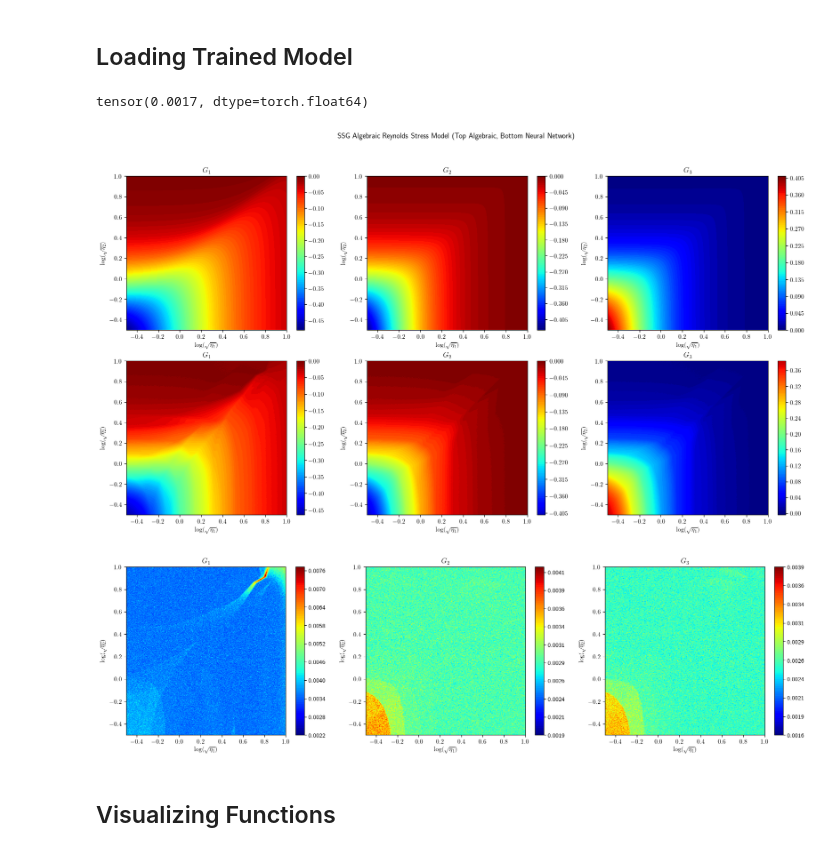
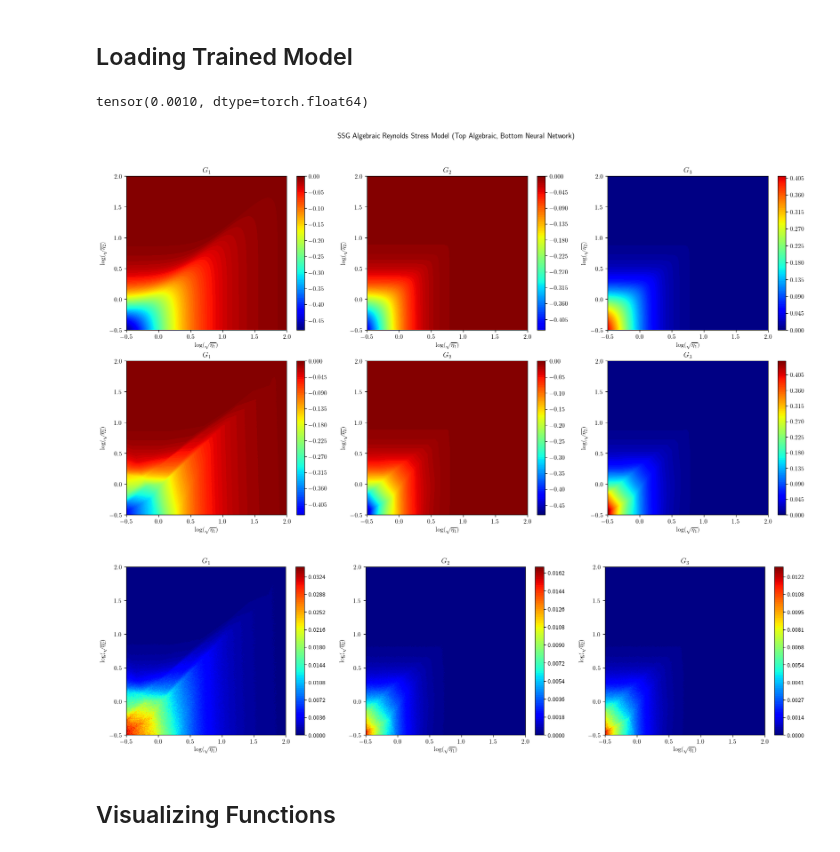
Before and after one commit to Crashprn/UncertaintyQuantification, a Jupyter notebook: Bayes_Train_SVI.ipynb, the cells around one changed output. Cells and saved outputs as stored; diff of their text form; code cells hidden in the pictures.

```diff
--- a/Bayes_Train_SVI.ipynb
+++ b/Bayes_Train_SVI.ipynb
@@ -43,7 +43,7 @@ The autoreload extension is already loaded. To reload it, use:
 SSG_gen = TurbulenceClosureDataGenerator('SSG')
 
 # Defining the ranges for the different scales
-log = (-.5, 1.0)
+log = (-.5, 2.0)
 
 # Defining whether to exclude certain areas of the data
 exclude_area = False
@@ -73,7 +73,7 @@ model_params = {
     "h_nodes": 20,
     "num_layers": 4,
     "data_size": etas_train.shape[0],
-    "layer_prior": torch.tensor([0., 5.], device=device),
+    "layer_prior": torch.tensor([0., 10.], device=device),
     "device": device,
     "output_prior": torch.tensor([.05], device=device)
 }
@@ -101,8 +101,8 @@ TurbulenceNetworkBayesian(
 # %% [markdown]
 ## Defining Datasets
 # %%
-x_scaler = preprocessing.StandardScaler().fit(etas_train)
-y_scaler = preprocessing.StandardScaler().fit(gs_train)
+x_scaler = CustomScalerX().fit(etas_train)
+y_scaler = CustomScalerY().fit(gs_train)
 
 x_scaled_train = x_scaler.transform(etas_train)
 y_scaled_train = y_scaler.transform(gs_train)
@@ -114,6 +114,12 @@ train_loader = DataLoader(TensorDataset(x_train, y_train), batch_size=512, shuff
 
 x_test = torch.tensor(x_scaler.transform(etas_test), dtype=torch.float32).to(device)
 y_test = torch.tensor(y_scaler.transform(gs_test), dtype=torch.float32).to(device)
+
+x_vis = np.loadtxt('data/Input/vis_etas.csv', delimiter=',')
+y_vis = np.loadtxt('data/Input/vis_gs.csv', delimiter=',')
+
+x_vis = torch.tensor(x_scaler.transform(x_vis), dtype=torch.float32).to(device)
+y_vis = torch.tensor(y_scaler.transform(y_vis), dtype=torch.float32).to(device)
 # %% [markdown]
 ## SVI Training
 # %%
@@ -155,9 +161,10 @@ save_pyro_model(model, guide, "Model_Checkpoints/SVI", chkpt_name='pyro3')
 # %% [markdown]
 ## Loading Trained Model
 # %%
+pyro.clear_param_store()
 model = TurbulenceNetworkBayesian(**model_params)
 
-model, guide = load_pyro_model(model, "Model_Checkpoints/SVI", device, chkpt_name='pyro3')
+model, guide = load_pyro_model(model, "Model_Checkpoints/SVI", device, chkpt_name='pyro2')
 
 
 model = model.to(device)
@@ -168,36 +175,39 @@ x_grid, y_grid = np.meshgrid(np.linspace(*log, dim),np.linspace(*log, dim))
 eta1 = (10**x_grid.flatten())**2
 eta2 = (10**y_grid.flatten())**2
 
 gen = TurbulenceClosureDataGenerator(model="SSG", type='torch')
 etas, G_s = gen(eta1, eta2)
 target = G_s
 
 model.data_size = etas.shape[0]
 etas = x_scaler.transform(etas)
 
 predictive = Predictive(model, guide=guide, num_samples=100, return_sites=("obs",))
 
 pred = predictive(torch.tensor(etas, dtype=torch.float32).to(device))['obs']
 
 for i in range(pred.shape[0]):
     pred[i] = torch.tensor(y_scaler.inverse_transform(pred[i].cpu().detach().numpy())).to(device)
 
 pred_mean = torch.mean(pred, axis=0).detach().cpu()
 pred_std = torch.std(pred, axis=0).detach().cpu()
 
+np.savetxt('data/SVI/Pred_Mean.csv', pred_mean.numpy(), delimiter=',')
+np.savetxt('data/SVI/Pred_Std.csv', pred_std.numpy(), delimiter=',')
+
 del pred
 del predictive
 torch.cuda.empty_cache()
 
 print(torch.mean(torch.abs(torch.tensor(target) - pred_mean)))
 
 plot_heat_map_compare(x_grid, y_grid, target.T.reshape(3, dim, dim), pred_mean.T.reshape(3, dim, dim).numpy())
 
 plot_heat_map_3D(x_grid, y_grid, pred_std.T.reshape(3, dim, dim).numpy())
 # %% [output]
-tensor(0.0017, dtype=torch.float64)
+tensor(0.0010, dtype=torch.float64)
-[figure, old version]
+[figure, new version]
-[figure, old version]
+[figure, new version]
 # %% [markdown]
 ## Visualizing Functions
 # %% [markdown]
```
Also changed, not shown: parts of 5 cells of this notebook, 5 other files.
